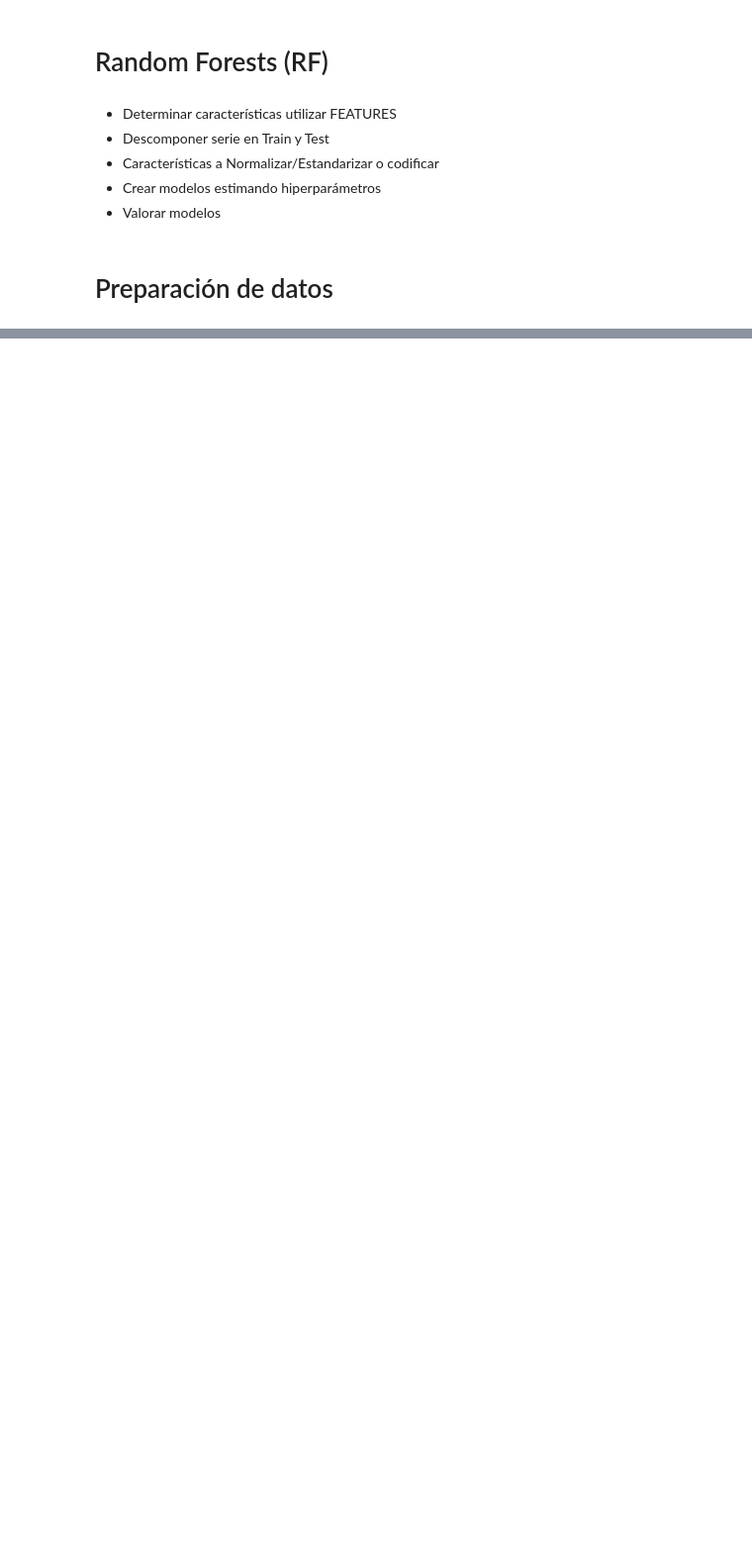
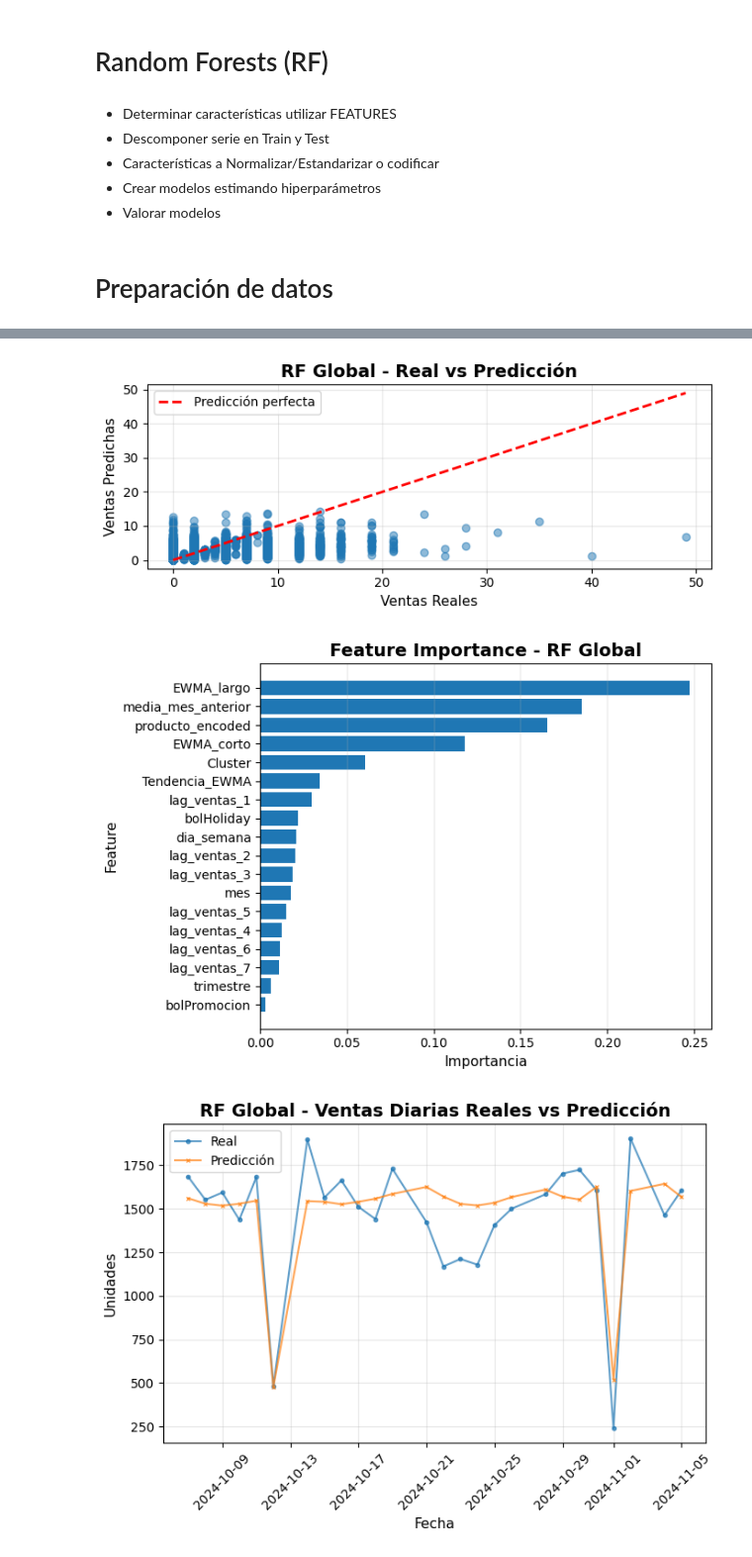
Before and after one commit to jmorala/TFMDS, a Jupyter notebook: cuadernos/05_RF_Forecasting.ipynb, the cells around one changed output, grey strips where cells are left out. Shown at 99% size. Saved outputs shown, nothing was run; the diff lists cells and outputs as text; code cells hidden in the pictures; blank space fills up the shorter version.

```diff
--- a/cuadernos/05_RF_Forecasting.ipynb
+++ b/cuadernos/05_RF_Forecasting.ipynb
@@ -605,0 +274,39 @@ ENTRENAMIENTO DE MODELOS POR PRODUCTO (Top 10)
+# %%
+
+# Visualizaciones del modelo global
+df_test_viz = df_test.copy()
+df_test_viz['prediccion'] = y_test_pred
+df_test_viz['error'] = y_test_pred - df_test_viz[TARGET]
+
+grafico_scatter_prediccion(
+    df=df_test_viz,
+    col_real=TARGET,
+    col_pred='prediccion',
+    titulo='RF Global - Real vs Predicción',
+    figsize=(7, 3)
+)
+
+grafico_feature_importance(
+    modelo=best_rf,
+    feature_names=FEATURES,
+    top_n=len(FEATURES),
+    titulo='Feature Importance - RF Global',
+    figsize=(7, 5)
+)
+
+# Crear dataframe que contenga la suma por día de las predicciones y valores reales
+df_daily = df_test_viz.copy()
+df_daily['fecha'] = df_daily['idSecuencia'].dt.date
+df_daily_sum = df_daily.groupby('fecha')[[TARGET, 'prediccion']].sum().reset_index()
+grafico_real_vs_prediccion(
+    df=df_daily_sum,
+    col_real=TARGET,
+    col_pred='prediccion',
+    col_fecha='fecha',
+    titulo='RF Global - Ventas Diarias Reales vs Predicción',
+    figsize=(7, 5)
+)
+# %% [output]
+[figure, added]
+[figure, added]
+[figure, added]
```
Also changed, not shown: parts of 21 cells of this notebook, 6 other files.
